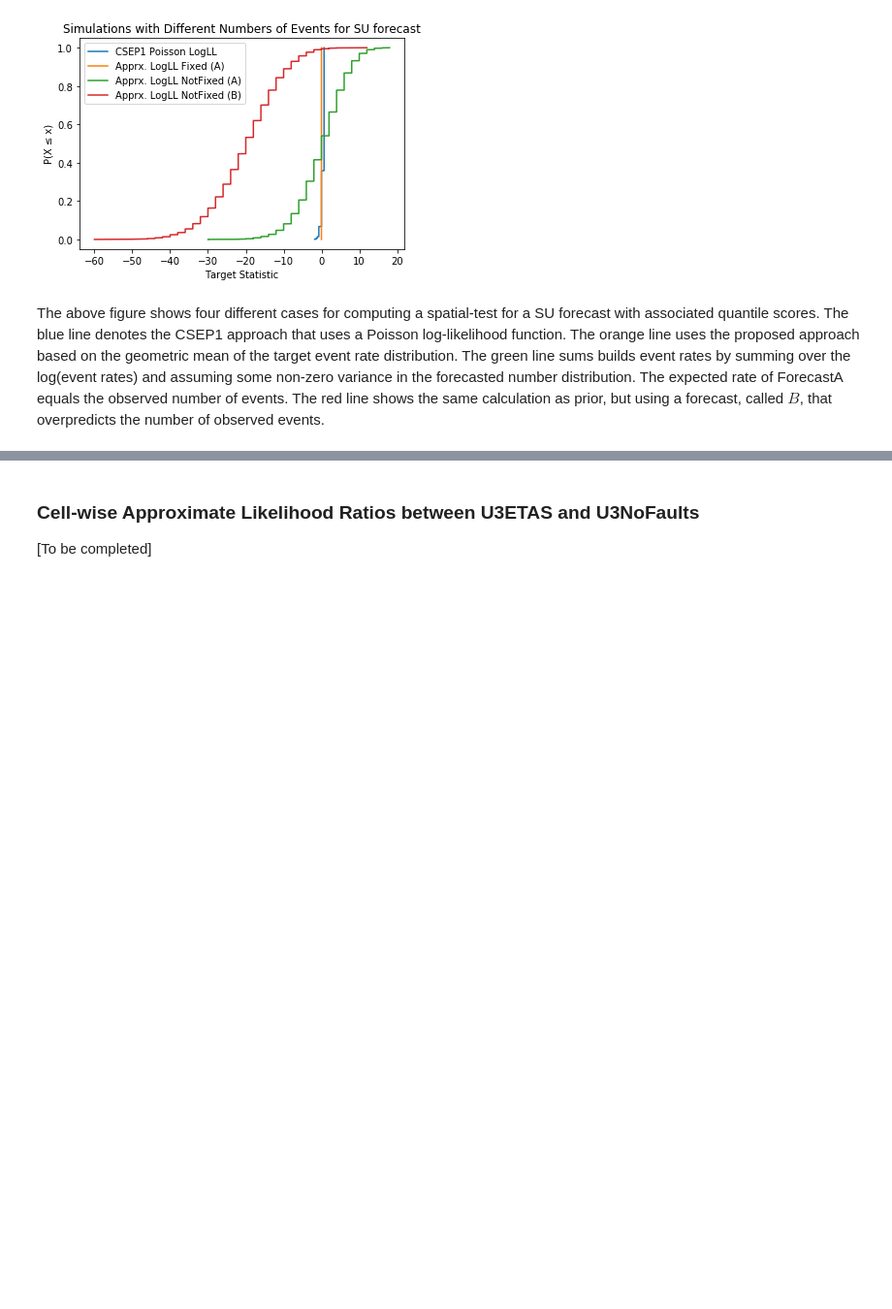
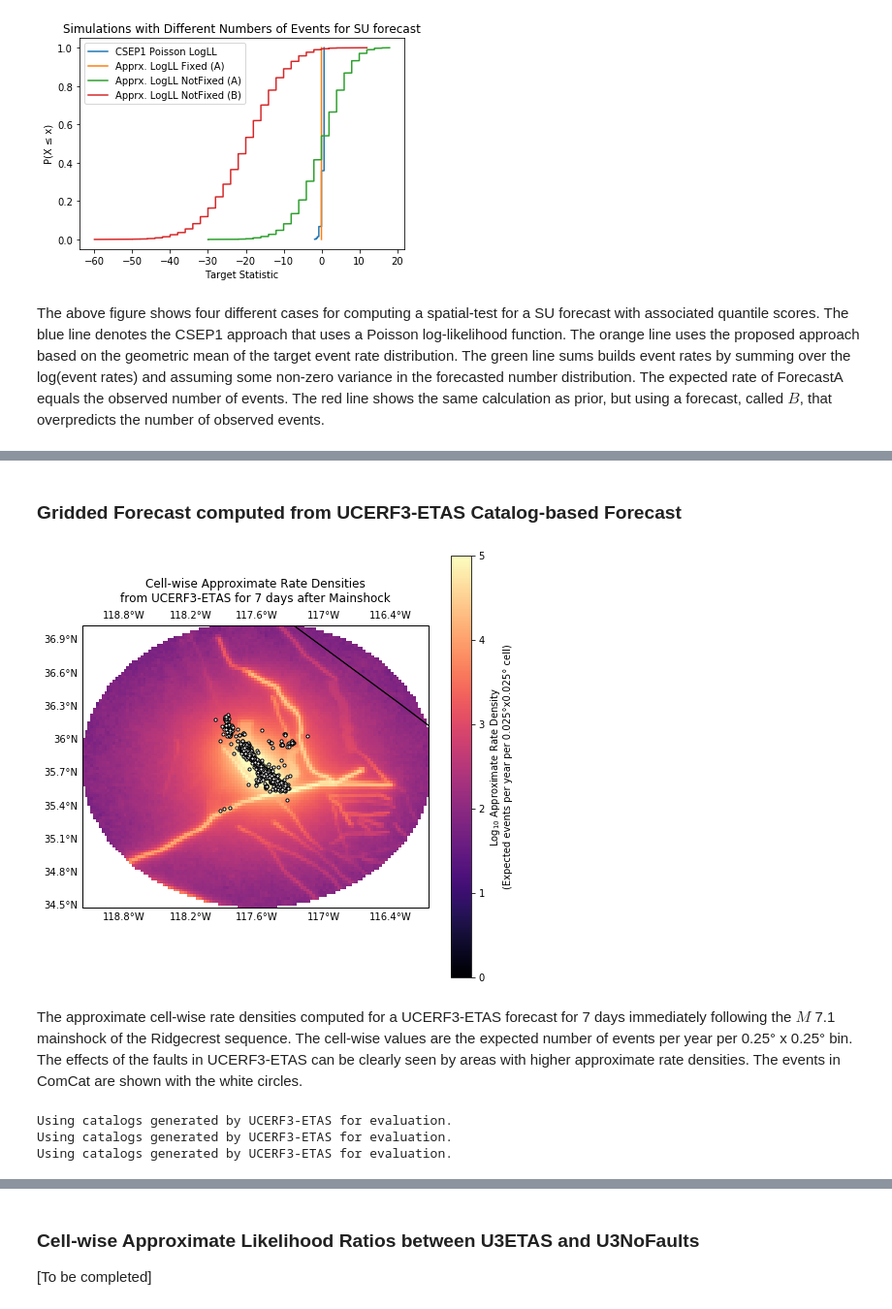
Before and after one commit to cseptesting/ridgecrest_evaluation_bssa, a Jupyter notebook: notebooks/understanding_catalog_based_evaluations.ipynb, the cells around one changed output, grey strips where cells are left out. Shown: that part at 97% size. Saved outputs shown, nothing was run; the diff lists cells and outputs as text; code cells hidden in the pictures; blank space fills up the shorter version.

Commit message:
added ucerf3 analysis to notebook

```diff
--- a/notebooks/understanding_catalog_based_evaluations.ipynb
+++ b/notebooks/understanding_catalog_based_evaluations.ipynb
@@ -417,0 +707,3 @@ The above figure shows four different cases for computing a spatial-test for a S
+# %%
+# compute spatial approximate rate density from forecast
+apprx_rate_density = approximate_rate_density(u3_catalogs_filt, comcat, experiment_configuration, filter=False)
@@ -417,0 +728,59 @@ The above figure shows four different cases for computing a spatial-test for a S
+# %% [markdown]
+### Gridded Forecast computed from UCERF3-ETAS Catalog-based Forecast
+# %%
+from csep.utils.plotting import plot_spatial_dataset
+
+dh = apprx_rate_density.region.dh
+log_crd = np.log10(apprx_rate_density.scale(1.0).spatial_counts(cartesian=True))
+ax = plot_spatial_dataset(log_crd, apprx_rate_density.region,
+                          plot_args={
+                                'figsize': (8,8),
+                                'title': 'Cell-wise Approximate Rate Densities\nfrom UCERF3-ETAS for 7 days after Mainshock',
+                                'clabel': r'Log$_{10}$ Approximate Rate Density'
+                                           '\n'
+                                          f'(Expected events per year per {dh}°x{dh}° cell)',
+                                'cmap': 'magma',
+                                'clim': [0, 5]})
+_ = ax.scatter(comcat.get_longitudes(), comcat.get_latitudes(), marker='.', color='white', s=40, edgecolors='black')
+# %% [output]
+[figure, added]
+# %% [markdown]
+The approximate cell-wise rate densities computed for a UCERF3-ETAS forecast for 7 days immediately following the $M$ 7.1 mainshock of the Ridgecrest sequence. The cell-wise values are the expected number of events per year per 0.25° x 0.25° bin. The effects of the faults in UCERF3-ETAS can be clearly seen by areas with higher approximate rate densities. The events in ComCat are shown with the white circles.
+# %%
+# create forecast object, calling this way reads from hard-drive each time catalogs are iterated through.
+u3etas_forecast = CatalogForecast(name='UCERF3-ETAS',
+                                  catalogs=u3_catalogs_filt,
+                                  apprx_rate_density=apprx_rate_density,
+                                  filename=os.path.join(u3etas_dir,'results_complete.bin'),
+                                  filters=filters,
+                                  filter_spatial=True,
+                                  apply_mct=True,
+                                  catalog_format='ucerf3',
+                                  region=experiment_configuration['region'],
+                                  origin_epoch=experiment_configuration['origin_epoch'],
+                                  end_epoch=experiment_configuration['end_epoch'],
+                                  magnitudes=experiment_configuration['magnitudes'],
+                                  n_cat=experiment_configuration['number_catalogs'],
+                                  event=experiment_configuration['event'])
+
+
+# scale to expected rates from density for csep1 evaluation
+dh = u3etas_forecast.region.dh
+th = u3etas_forecast.time_horizon
+
+# apply csep1 test, simulate catalogs based on poisson assumption, csep1 test uses expected counts not crd
+_ = u3etas_forecast.apprx_rate_density.scale(dh*dh*th)
+csep1_result = csep1_spatial_test(u3etas_forecast.apprx_rate_density, comcat, num_simulations=1000, verbose=False)
+
+# apply csep2 test, and scale back to original value
+csep2_result = csep2_spatial_test(u3etas_forecast, comcat, verbose=False)
+
+# apply csep2 test, and scale back to original value
+csep2_cond_nobs_result = csep2_spatial_test(u3etas_forecast, comcat, condition_on_nobs=True, verbose=False,
+                                           func=approximate_likelihood_statistic_normalization)
+
+csep2_cond_nobs_mean_result = csep2_spatial_test(u3etas_forecast, comcat, condition_on_nobs=True, verbose=False)
+# %% [output]
+Using catalogs generated by UCERF3-ETAS for evaluation.
+Using catalogs generated by UCERF3-ETAS for evaluation.
+Using catalogs generated by UCERF3-ETAS for evaluation.
```
Also changed, not shown: parts of 17 cells of this notebook.
